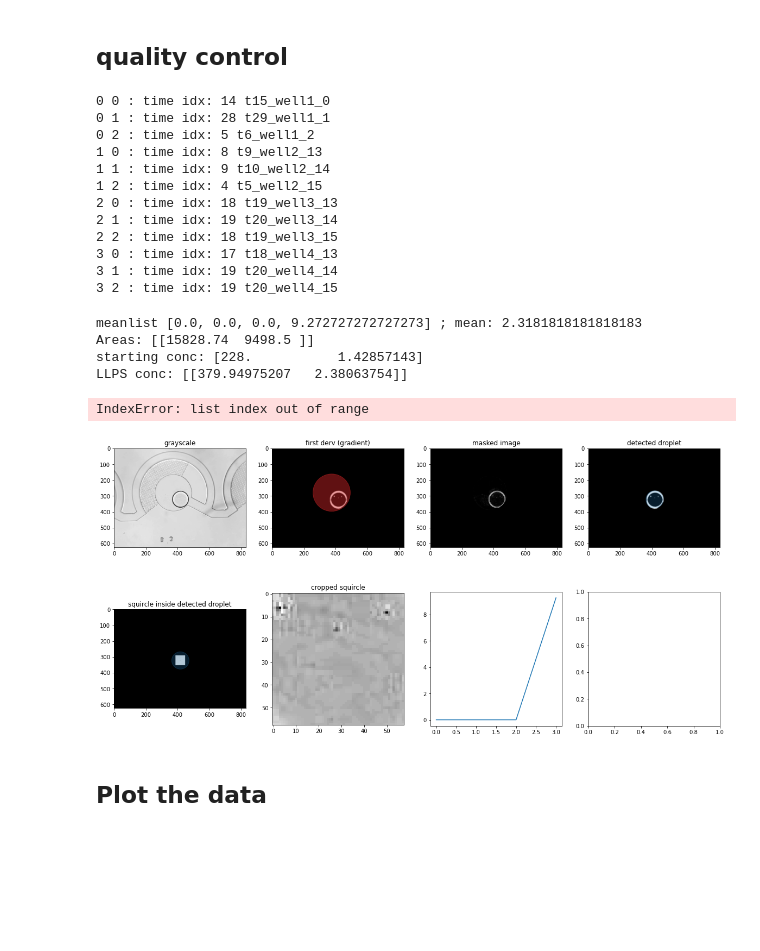
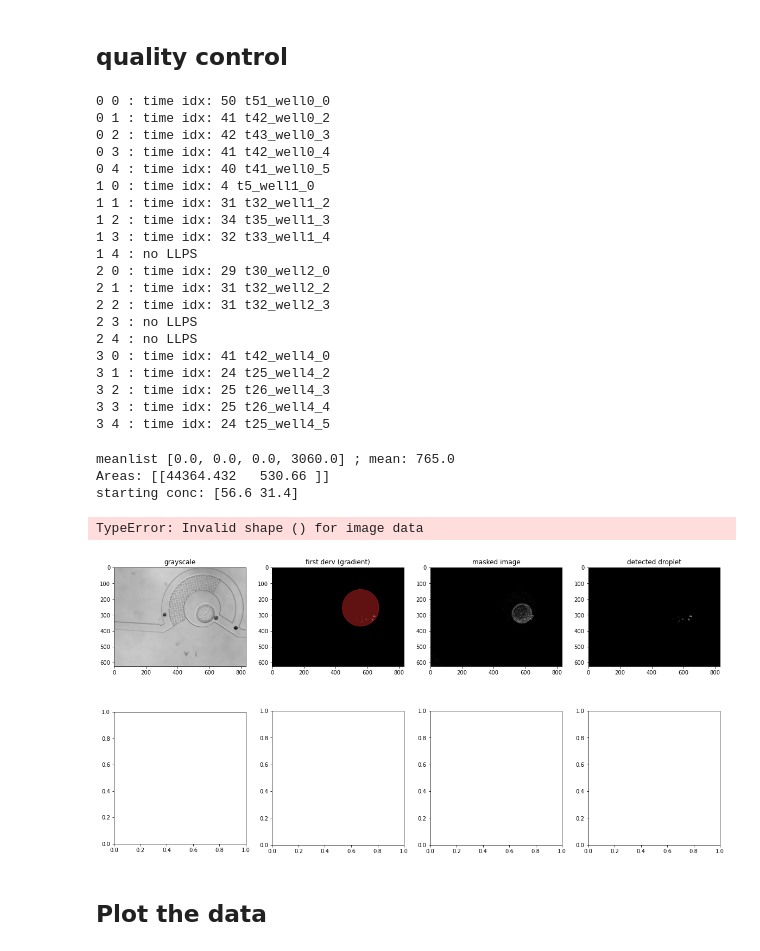
Before and after one commit to cfsb618/PyPhaseChip, a Jupyter notebook: pyphasechip.ipynb, the cells around one changed output. Saved outputs shown, nothing was run; the diff lists cells and outputs as text; code cells hidden in the pictures; blank space fills up the shorter version.

Commit message:
Improved LLPS detection by huge margin

```diff
--- a/pyphasechip.ipynb
+++ b/pyphasechip.ipynb
@@ -22,7 +22,7 @@ from typing import Tuple
 # reagent 1 name
 name_sol1 = "BSA"
 # reagent 1 starting contentration
-initial_conc_sol1 = 266
+initial_conc_sol1 = 3000
 # unit
 unit_sol1 = "µM"
 
@@ -30,7 +30,7 @@ unit_sol1 = "µM"
 # reagent 2 name
 name_sol2 = "PEG"
 # reagent 2 starting concentration
-initial_conc_sol2 = 10
+initial_conc_sol2 = 15
 # unit
 unit_sol2 = "%"
 
@@ -44,11 +44,11 @@ initial_ratio = 7
 number_of_diff_conc = 4
 
 # Number of wells
-n_wells = 3
+n_wells = 5
 
 ###### delete hoe and iph, use this instead
 # total amount of images
-total_n_images = 528
+total_n_images = 1260
 n_timepoints = int(total_n_images / (number_of_diff_conc * n_wells))
 
 # percental difference of img mean to all previous imgages.
@@ -68,8 +68,8 @@ chamber_height = 60
 
 # folder where images are stored
 # best is to use only paths without any whitespace
-image_folder = r"C:\Users\DigitalStation\Documents\Python_Scripts\DropletDetection\20220601_BSA_PEG_FC40_subset"
-#image_folder = r"C:\Users\DigitalStation\Documents\Python_Scripts\DropletDetection\Testimages2+"
+#image_folder = r"C:\Users\DigitalStation\Documents\Python_Scripts\DropletDetection\20220601_BSA_PEG_FC40_subset"
+image_folder = r"C:\Users\DigitalStation\Documents\Python_Scripts\DropletDetection\20220702_tsf_PEG_subset"
 
 # datatype of the images
 extension = ".jpg"
@@ -114,6 +114,8 @@ pypc.images_to_dict(n_timepoints, number_of_diff_conc, n_wells, image_list, imag
 starting_concentrations = pypc.starting_concentration(initial_conc_sol1, initial_conc_sol2, initial_ratio)
 # or
 # write list
+#starting_concentrations = np.array(([40, 9.5], [200, 7.2], [530, 4], [2800, 1.7]))  # BSA Test set
+starting_concentrations = np.array(([9.4, 88.6], [21.2, 74.3], [44.8, 45.7], [56.6, 31.4]))
 
 print("Analyse data...")
 well_nr = 0
@@ -258,27 +260,35 @@ for c in range(0, number_of_diff_conc):
     for w in range(0, n_wells):
         if 'time idx' in time_resolution[0][c][w]:
             print(c, w, ":", "time idx:", time_resolution[0][c][w]['time idx'], time_resolution[0][c][w]['LLPS name'])
-        elif time_resolution[0][c][w]['multiple droplets'] > 3:
-            print(c, w, ":", "multiple droplets")
+        #elif time_resolution[0][c][w]['multiple droplets'] > 3:
+        #    print(c, w, ":", "multiple droplets")
         else:
             print(c, w, ":", "no LLPS")
 # %% [output]
-0 0 : time idx: 14 t15_well1_0
-0 1 : time idx: 28 t29_well1_1
-0 2 : time idx: 5 t6_well1_2
-1 0 : time idx: 8 t9_well2_13
-1 1 : time idx: 9 t10_well2_14
-1 2 : time idx: 4 t5_well2_15
-2 0 : time idx: 18 t19_well3_13
-2 1 : time idx: 19 t20_well3_14
-2 2 : time idx: 18 t19_well3_15
-3 0 : time idx: 17 t18_well4_13
-3 1 : time idx: 19 t20_well4_14
-3 2 : time idx: 19 t20_well4_15
+0 0 : time idx: 50 t51_well0_0
+0 1 : time idx: 41 t42_well0_2
+0 2 : time idx: 42 t43_well0_3
+0 3 : time idx: 41 t42_well0_4
+0 4 : time idx: 40 t41_well0_5
+1 0 : time idx: 4 t5_well1_0
+1 1 : time idx: 31 t32_well1_2
+1 2 : time idx: 34 t35_well1_3
+1 3 : time idx: 32 t33_well1_4
+1 4 : no LLPS
+2 0 : time idx: 29 t30_well2_0
+2 1 : time idx: 31 t32_well2_2
+2 2 : time idx: 31 t32_well2_3
+2 3 : no LLPS
+2 4 : no LLPS
+3 0 : time idx: 41 t42_well4_0
+3 1 : time idx: 24 t25_well4_2
+3 2 : time idx: 25 t26_well4_3
+3 3 : time idx: 25 t26_well4_4
+3 4 : time idx: 24 t25_well4_5
 # %%
-c = 0
-w = 2
-t = 5
+c = 3
+w = 0
+t = 27
 
 
 image = time_resolution[t][c][w]['gray'].copy()
@@ -294,43 +304,42 @@ rw = time_resolution[t][c][w]['r']
 print("meanlist", time_resolution[0][c][w]['mean list'], "; mean:", np.mean(time_resolution[0][c][w]['mean list']))
 print("Areas:", time_resolution[0][c][w]['areas'])
 print("starting conc:", starting_concentrations[c])
-print("LLPS conc:", time_resolution[0][c][w]['LLPS conc'])
+#print("LLPS conc:", time_resolution[0][c][w]['LLPS conc'])
 
 fig, axs = plt.subplots(nrows=2, ncols=4, figsize=(20, 10))
 
 axs[0, 0].imshow(image, cmap="gray")
 axs[0,0 ].set_title("grayscale")
 
 axs[0, 1].imshow(grad, cmap="gray")
 axs[0, 1].set_title("first derv (gradient)")
 circle = plt.Circle((xw, yw), rw, color='tab:red', alpha=0.45)
 axs[0, 1].add_patch(circle)
 
 axs[0, 2].imshow(img, cmap="gray")
 axs[0, 2].set_title("masked image")
 
 axs[0, 3].imshow(time_resolution[t][c][w]['grad2'], cmap="gray")
 axs[0, 3].set_title("detected droplet")
 circle = plt.Circle((xd, yd), rd, color='tab:blue', alpha=0.25)
 axs[0, 3].add_patch(circle)
 
 axs[1, 0].imshow(time_resolution[t][c][w]['squ'], cmap="gray")
 axs[1, 0].set_title("squircle inside detected droplet")
 circle = plt.Circle((xd, yd), rd, color='tab:blue', alpha=0.25)
 axs[1, 0].add_patch(circle)
 
 axs[1, 1].imshow(time_resolution[t][c][w]['cro squ'], cmap="gray")
 axs[1, 1].set_title("cropped squircle")
 
 axs[1, 2].plot(np.arange(len(time_resolution[0][c][w]['mean list'])), time_resolution[0][c][w]['mean list'])
 axs[1, 2].scatter(t, time_resolution[0][c][w]['mean list'][t], color='red')
 
 blurrr = cv2.dilate(time_resolution[t][c][w]['cro squ'], (5,5))
 print(blurrr.shape[0]*blurrr.shape[0] - np.count_nonzero(blurrr))
 # %% [output]
-meanlist [0.0, 0.0, 0.0, 9.272727272727273] ; mean: 2.3181818181818183
-Areas: [[15828.74  9498.5 ]]
-starting conc: [228.           1.42857143]
-LLPS conc: [[379.94975207   2.38063754]]
+meanlist [0.0, 0.0, 0.0, 3060.0] ; mean: 765.0
+Areas: [[44364.432   530.66 ]]
+starting conc: [56.6 31.4]
-IndexError: list index out of range
+TypeError: Invalid shape () for image data
-[figure, old version]
+[figure, new version]
```
Also changed, not shown: parts of 4 cells of this notebook, 1 other file.
